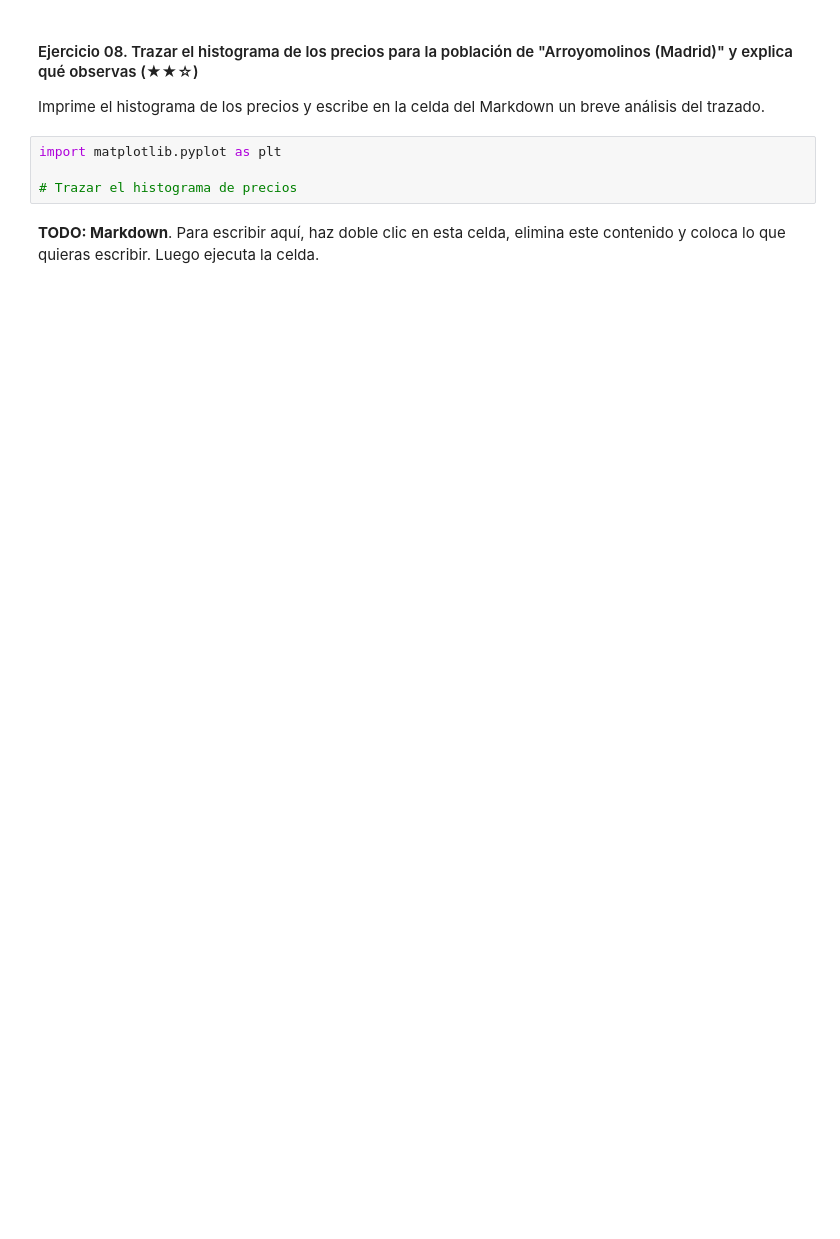
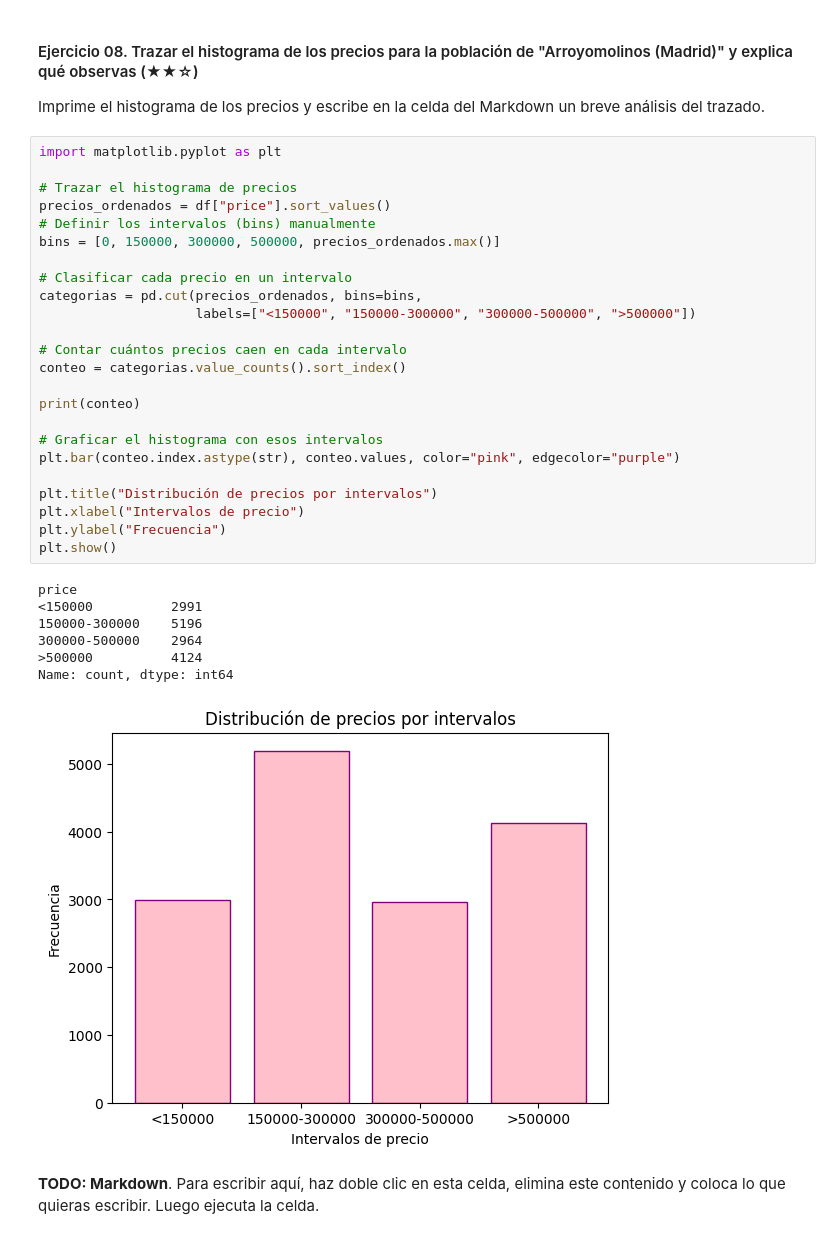
Before and after one commit to 4GeeksAcademy/Cleanup_Cafedemanha94-25, a Jupyter notebook: project.es.ipynb, the cells around one changed output. Drawn from its saved outputs; the diff is of its cells as text; blank space fills up the shorter version.

```diff
--- a/project.es.ipynb
+++ b/project.es.ipynb
@@ -250,6 +232,34 @@ Imprime el histograma de los precios y escribe en la celda del Markdown un breve
 # %%
 import matplotlib.pyplot as plt
 
 # Trazar el histograma de precios
+precios_ordenados = df["price"].sort_values()
+# Definir los intervalos (bins) manualmente
+bins = [0, 150000, 300000, 500000, precios_ordenados.max()]
+
+# Clasificar cada precio en un intervalo
+categorias = pd.cut(precios_ordenados, bins=bins,
+                    labels=["<150000", "150000-300000", "300000-500000", ">500000"])
+
+# Contar cuántos precios caen en cada intervalo
+conteo = categorias.value_counts().sort_index()
+
+print(conteo)
+
+# Graficar el histograma con esos intervalos
+plt.bar(conteo.index.astype(str), conteo.values, color="pink", edgecolor="purple")
+
+plt.title("Distribución de precios por intervalos")
+plt.xlabel("Intervalos de precio")
+plt.ylabel("Frecuencia")
+plt.show()
+# %% [output]
+price
+<150000          2991
+150000-300000    5196
+300000-500000    2964
+>500000          4124
+Name: count, dtype: int64
+[figure, added]
 # %% [markdown]
 **TODO: Markdown**. Para escribir aquí, haz doble clic en esta celda, elimina este contenido y coloca lo que quieras escribir. Luego ejecuta la celda.
```
Also changed, not shown: parts of 3 cells of this notebook.
